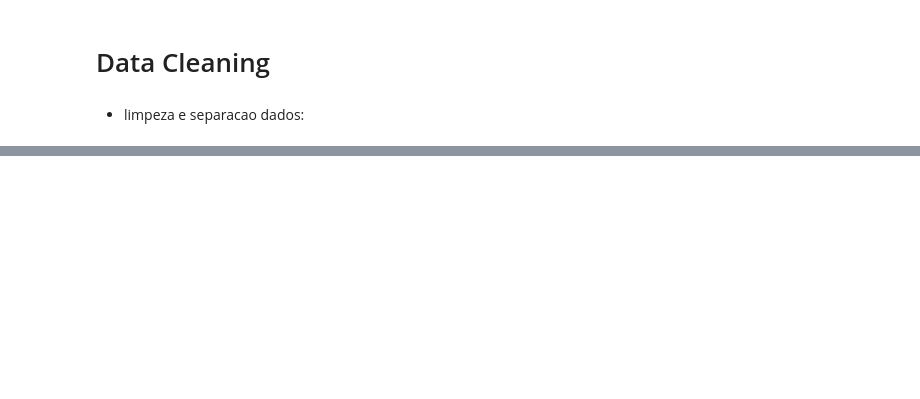
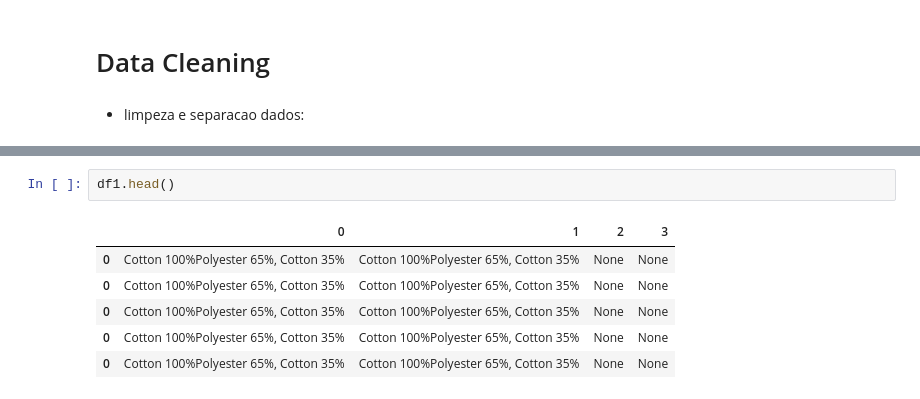
Before and after one commit to HallanMiranda/ds_dev_webscraping, a Jupyter notebook: c3-disining-etl.ipynb, the cells around one changed output, grey strips where cells are left out. Saved outputs shown, nothing was run; the diff lists cells and outputs as text; blank space fills up the shorter version.

```diff
--- a/c3-disining-etl.ipynb
+++ b/c3-disining-etl.ipynb
@@ -375,0 +314,9 @@ product_picee
+# %%
+df1.head()
+# %% [output]
+|  | 0 | 1 | 2 | 3 |
+| 0 | Cotton 100%Polyester 65%, Cotton 35% | Cotton 100%Polyester 65%, Cotton 35% | None | None |
+| 0 | Cotton 100%Polyester 65%, Cotton 35% | Cotton 100%Polyester 65%, Cotton 35% | None | None |
+| 0 | Cotton 100%Polyester 65%, Cotton 35% | Cotton 100%Polyester 65%, Cotton 35% | None | None |
+| 0 | Cotton 100%Polyester 65%, Cotton 35% | Cotton 100%Polyester 65%, Cotton 35% | None | None |
+| 0 | Cotton 100%Polyester 65%, Cotton 35% | Cotton 100%Polyester 65%, Cotton 35% | None | None |
```
Also changed, not shown: parts of 9 cells of this notebook, 1 other file.
